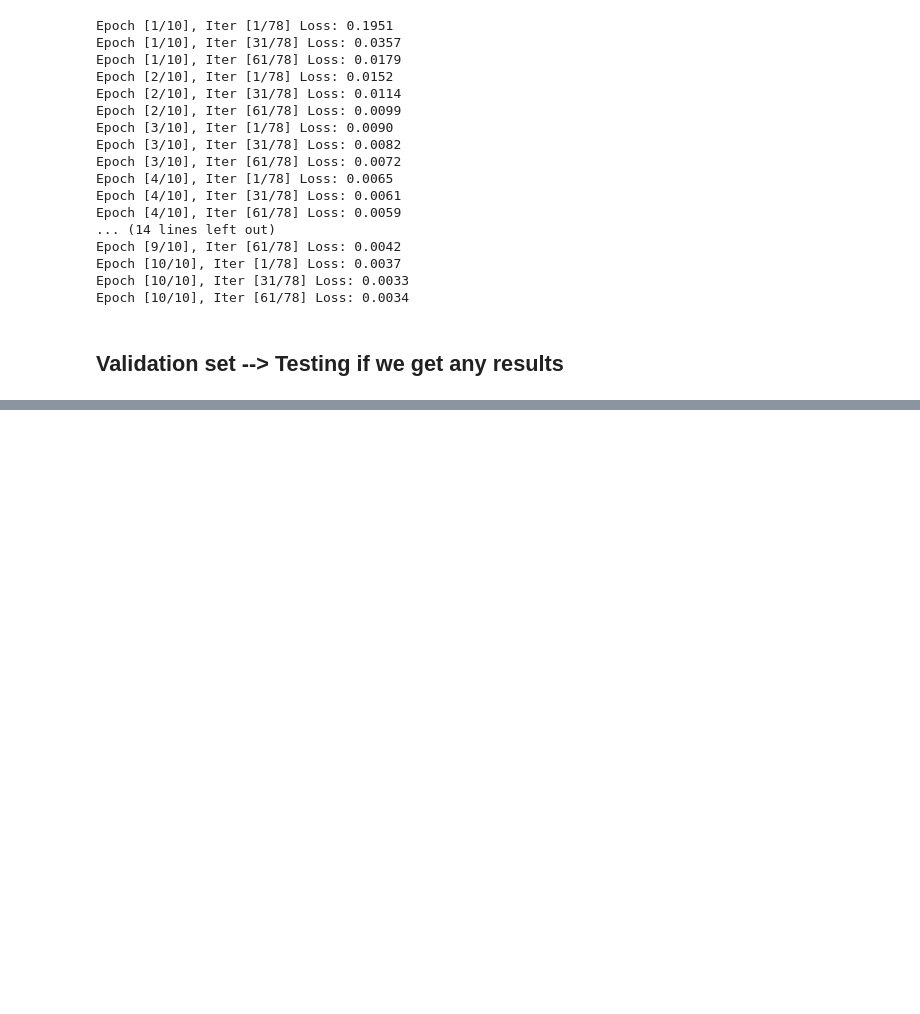
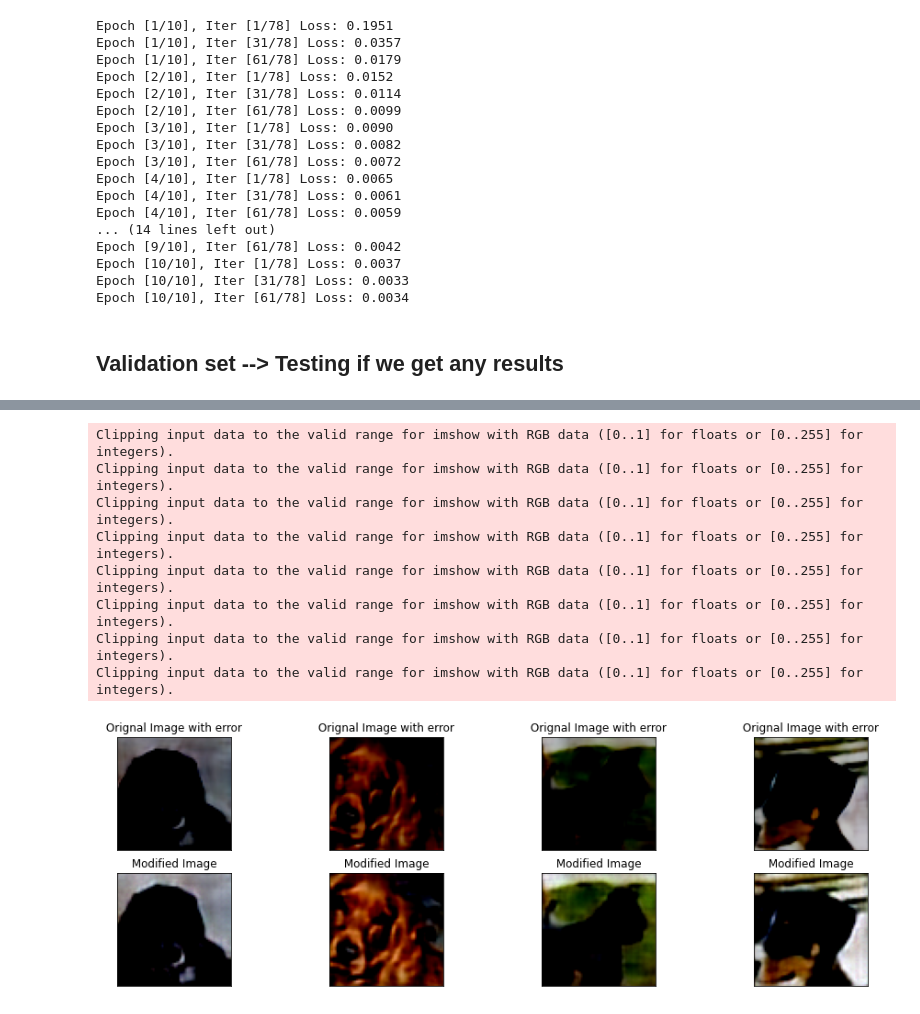
Before and after one commit to akashkmr27089/Deep-Reinforcemnt-Learning-ALL-, a Jupyter notebook: world_model/Variational Autoencoder/Autoencoder in dog images.ipynb, the cells around one changed output, grey strips where cells are left out. Drawn from its saved outputs; the diff is of its cells as text; code cells hidden in the pictures; blank space fills up the shorter version.

```diff
--- a/world_model/Variational Autoencoder/Autoencoder in dog images.ipynb
+++ b/world_model/Variational Autoencoder/Autoencoder in dog images.ipynb
@@ -215,0 +267,16 @@ Clipping input data to the valid range for imshow with RGB data ([0..1] for floa
+# %%
+error = -0.2
+num_epochs = 40
+
+for epochs in range(num_epochs):
+    for i, (images, labels) in enumerate(trainset):
+        img = Variable(images).to(device)
+        input_image = img + error
+        output = model_error.forward(input_image)
+        optimizer.zero_grad()
+        loss = criterion(output, img)
+        loss.backward()
+        optimizer.step()
+        if (i) % 30 == 0:
+            print ('Epoch [%d/%d], Iter [%d/%d] Loss: %.4f'
+                   %(epochs+1, num_epochs, i+1, len(train_dataset)//batch_size, loss.data.item()))
@@ -215,0 +303,49 @@ Clipping input data to the valid range for imshow with RGB data ([0..1] for floa
+# %%
+model_error.eval()
+
+# total images to display
+error = -0.2
+n = 5
+plt.figure(figsize=(20,n))
+
+for images, labels in trainset:
+
+    images = Variable(images).to(device) + error
+    outputs = model_error.forward(images)
+    count = 0
+
+    in_out = zip(images, outputs)
+    for image, output in in_out:
+        count += 1
+        if count >= n:
+            break
+
+        # display original images
+        ax = plt.subplot(2, n, count + 1)
+        #print output.shape
+        plt.imshow(image.data.cpu().detach().numpy().transpose(1,2,0))
+        plt.title(" Orignal Image with error ")
+        plt.gray()
+        ax.get_xaxis().set_visible(False)
+        ax.get_yaxis().set_visible(False)
+
+        # display reconstruction
+        ax = plt.subplot(2, n, count + 1 + n)
+        #print output.shape
+        plt.imshow(output.data.cpu().detach().numpy().transpose(1,2,0))
+        plt.title(" Modified Image ")
+        plt.gray()
+        ax.get_xaxis().set_visible(False)
+        ax.get_yaxis().set_visible(False)
+
+    break
+# %% [output]
+Clipping input data to the valid range for imshow with RGB data ([0..1] for floats or [0..255] for integers).
+Clipping input data to the valid range for imshow with RGB data ([0..1] for floats or [0..255] for integers).
+Clipping input data to the valid range for imshow with RGB data ([0..1] for floats or [0..255] for integers).
+Clipping input data to the valid range for imshow with RGB data ([0..1] for floats or [0..255] for integers).
+Clipping input data to the valid range for imshow with RGB data ([0..1] for floats or [0..255] for integers).
+Clipping input data to the valid range for imshow with RGB data ([0..1] for floats or [0..255] for integers).
+Clipping input data to the valid range for imshow with RGB data ([0..1] for floats or [0..255] for integers).
+Clipping input data to the valid range for imshow with RGB data ([0..1] for floats or [0..255] for integers).
+[figure, added]
```
Also changed, not shown: parts of 10 cells of this notebook.
